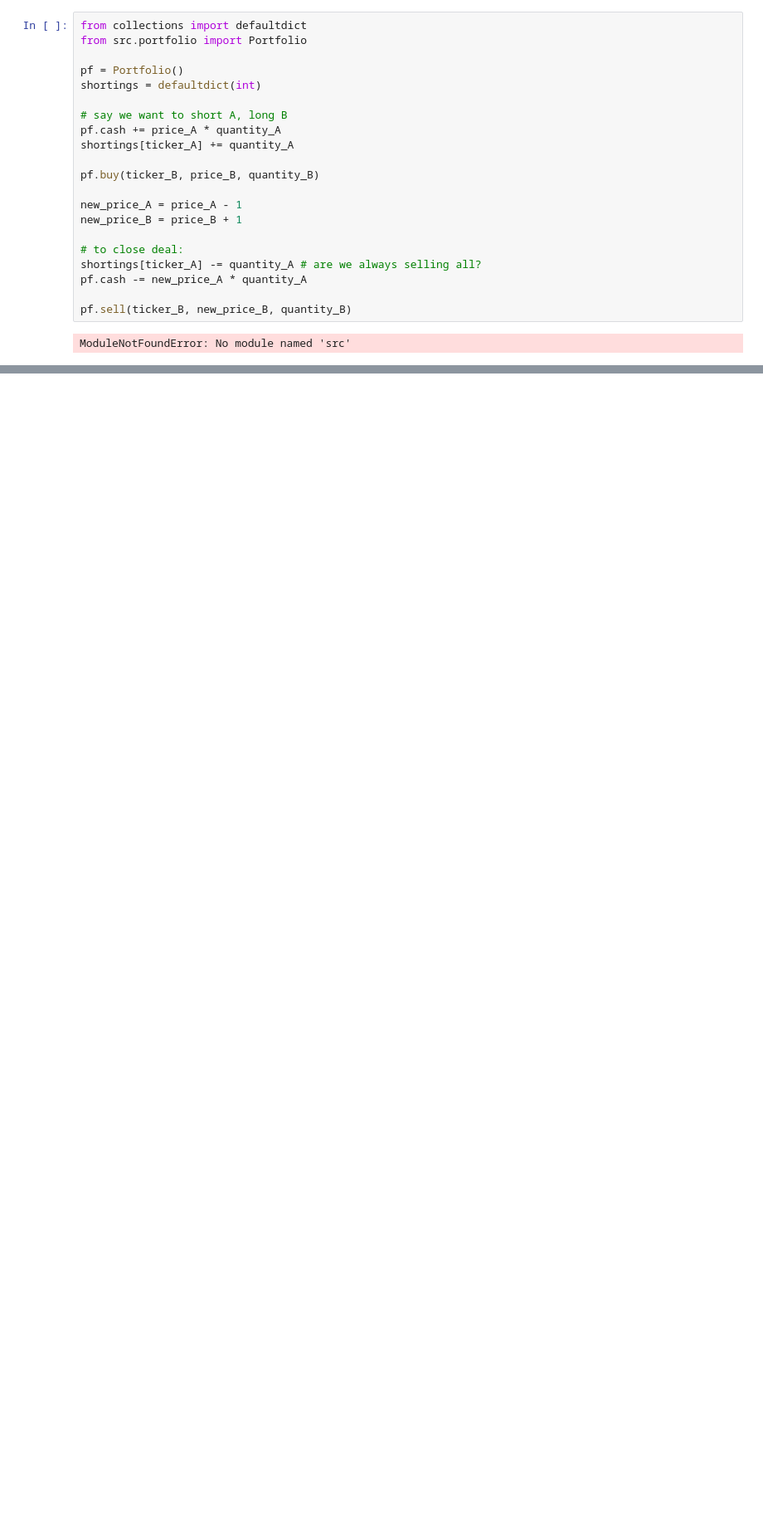
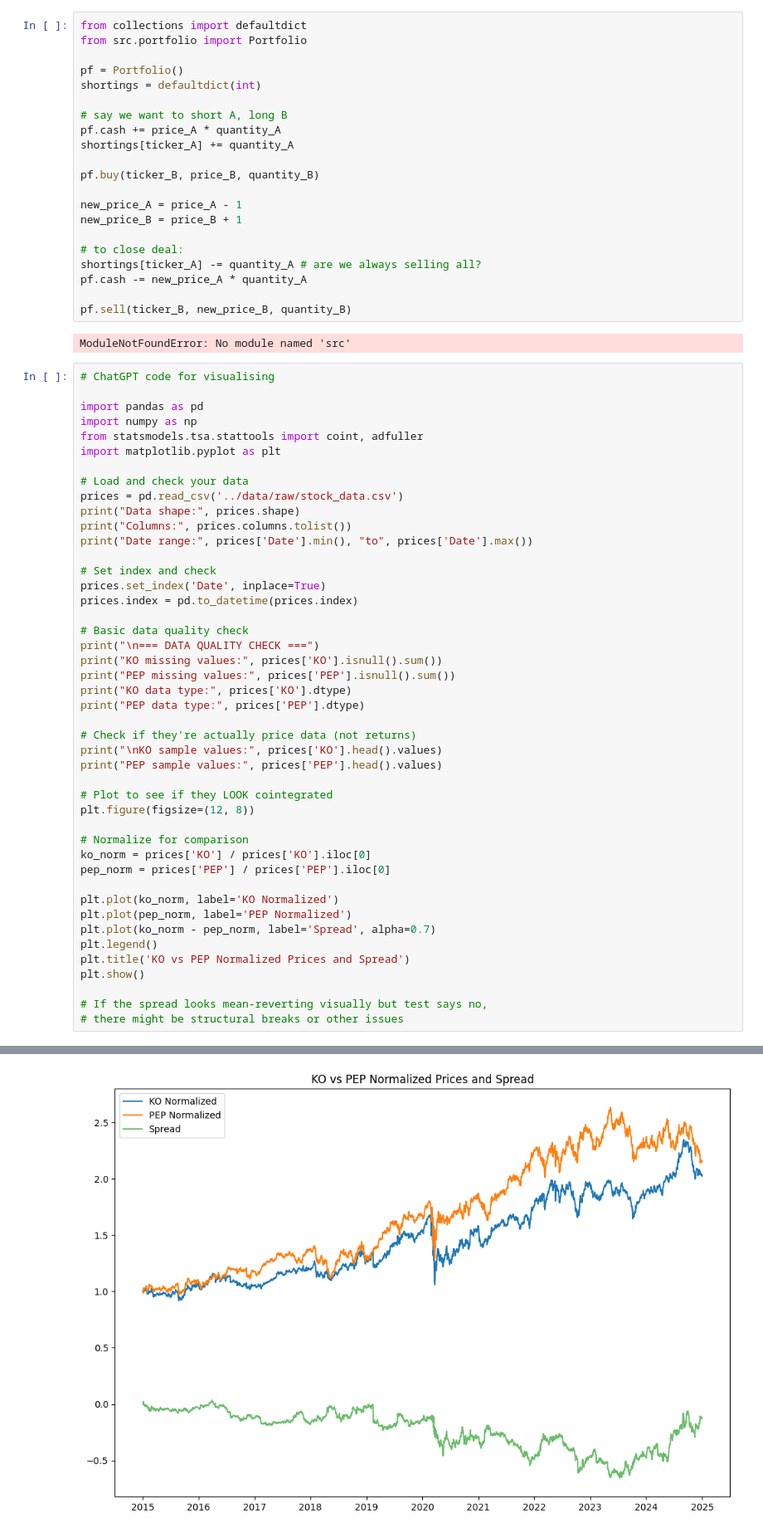
Before and after one commit to WhiteFalcon121/trading_strategies, a Jupyter notebook: notebooks/pairs_trading.ipynb, the cells around one changed output, grey strips where cells are left out. Shown at 83% size. Saved outputs shown, nothing was run; the diff lists cells and outputs as text; blank space fills up the shorter version.

```diff
--- a/notebooks/pairs_trading.ipynb
+++ b/notebooks/pairs_trading.ipynb
@@ -159,3 +176,49 @@ pf.cash -= new_price_A * quantity_A
 pf.sell(ticker_B, new_price_B, quantity_B)
 # %% [output]
 ModuleNotFoundError: No module named 'src'
+# %%
+# ChatGPT code for visualising
+
+import pandas as pd
+import numpy as np
+from statsmodels.tsa.stattools import coint, adfuller
+import matplotlib.pyplot as plt
+
+# Load and check your data
+prices = pd.read_csv('../data/raw/stock_data.csv')
+print("Data shape:", prices.shape)
+print("Columns:", prices.columns.tolist())
+print("Date range:", prices['Date'].min(), "to", prices['Date'].max())
+
+# Set index and check
+prices.set_index('Date', inplace=True)
+prices.index = pd.to_datetime(prices.index)
+
+# Basic data quality check
+print("\n=== DATA QUALITY CHECK ===")
+print("KO missing values:", prices['KO'].isnull().sum())
+print("PEP missing values:", prices['PEP'].isnull().sum())
+print("KO data type:", prices['KO'].dtype)
+print("PEP data type:", prices['PEP'].dtype)
+
+# Check if they're actually price data (not returns)
+print("\nKO sample values:", prices['KO'].head().values)
+print("PEP sample values:", prices['PEP'].head().values)
+
+# Plot to see if they LOOK cointegrated
+plt.figure(figsize=(12, 8))
+
+# Normalize for comparison
+ko_norm = prices['KO'] / prices['KO'].iloc[0]
+pep_norm = prices['PEP'] / prices['PEP'].iloc[0]
+
+plt.plot(ko_norm, label='KO Normalized')
+plt.plot(pep_norm, label='PEP Normalized')
+plt.plot(ko_norm - pep_norm, label='Spread', alpha=0.7)
+plt.legend()
+plt.title('KO vs PEP Normalized Prices and Spread')
+plt.show()
+
+# If the spread looks mean-reverting visually but test says no,
+# there might be structural breaks or other issues
+# %% [output]
@@ -161,0 +237 @@ ModuleNotFoundError: No module named 'src'
+[figure, added]
```
Also changed, not shown: parts of 9 cells of this notebook, 8 other files.
